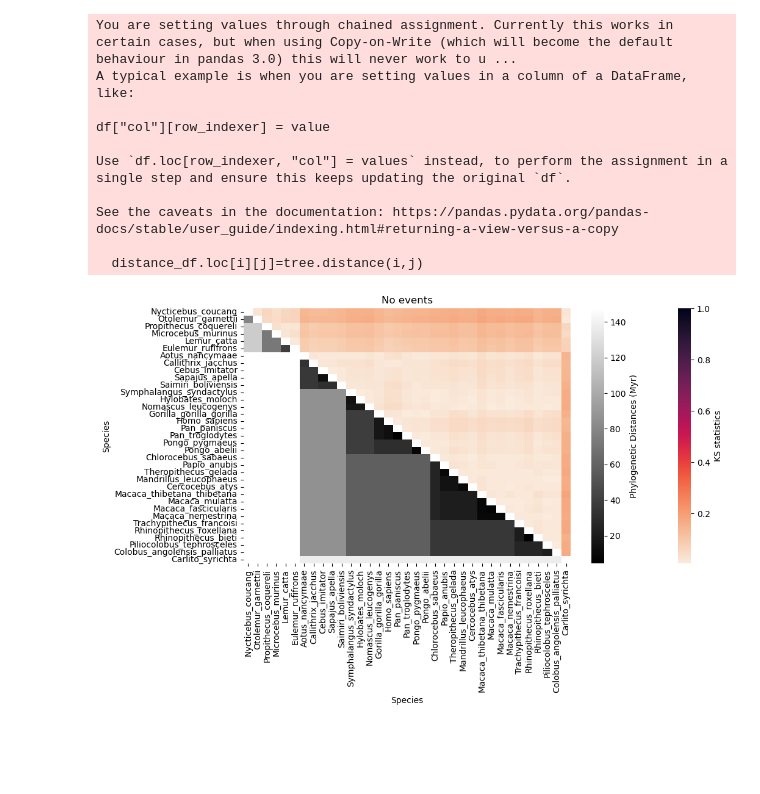
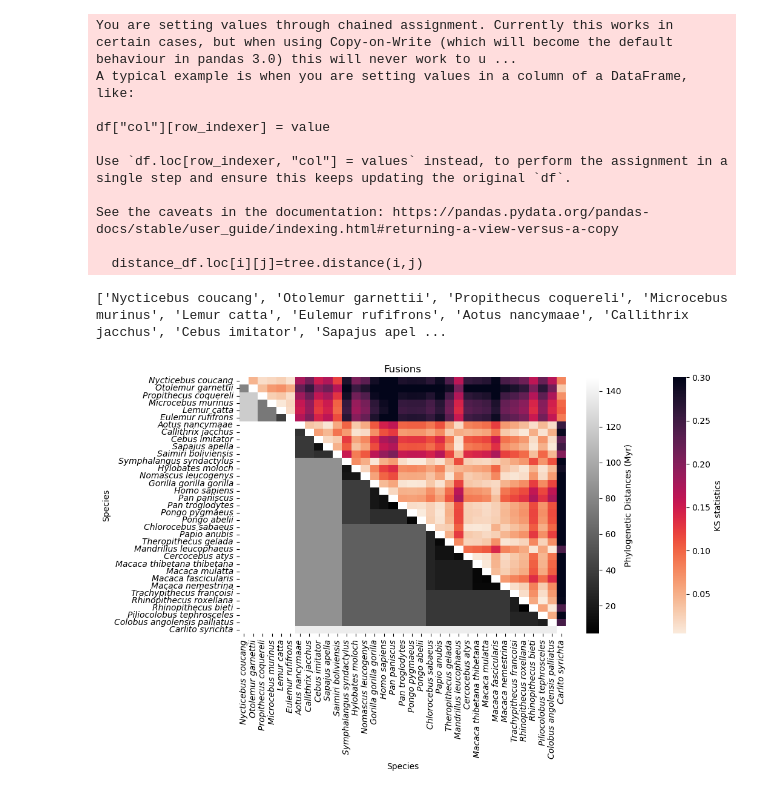
Before and after one commit to RoseCollot/Stage_CSTB_2025, a Jupyter notebook: code/orthologs/heatmaps_events.ipynb, the cells around one changed output. Drawn from its saved outputs; the diff is of its cells as text; code cells hidden in the pictures; blank space fills up the shorter version.

```diff
--- a/code/orthologs/heatmaps_events.ipynb
+++ b/code/orthologs/heatmaps_events.ipynb
@@ -50,34 +50,38 @@ def create_ks_df (table_species, path_to_df_species ,data_column, species_order,
     df_ks = df_ks.reindex(index=species_order, columns=species_order)   #keep the order the same as the tree one
     df_ks.to_csv(path_to_matrix)
     return df_ks
 
 def half_headmap (df_ks, distance_df, path_to_heatmap, title):
     #masks hide half of the heatmap
     mask1 = np.tril(np.ones_like(df_ks, dtype=bool))
     mask2 = np.triu(np.ones_like(distance_df, dtype=bool))
     #heatmap half distances, half statistics of number of introns, half distances
     fig, ax = plt.subplots(figsize=(11, 7))  #create the figure
     cmap_reversed = plt.colormaps['rocket'].reversed()
-    sns.heatmap(df_ks, mask=mask1, cmap=cmap_reversed, vmax=1, xticklabels=True, yticklabels=True, cbar_kws={'label': 'KS statistics'})
+    sns.heatmap(df_ks, mask=mask1, cmap=cmap_reversed, vmax=.3, xticklabels=True, yticklabels=True, cbar_kws={'label': 'KS statistics'})
     sns.heatmap(distance_df, mask=mask2, cmap='grey', xticklabels=True, yticklabels=True, cbar_kws={'label': 'Phylogenetic Distances (Myr)'})
     ax.set(xlabel="Species", ylabel="Species")
     ax.set_title(title)
+    ax.set_xticklabels([label.get_text().replace('_', ' ') for label in ax.get_yticklabels()], fontstyle='italic')
+    ax.set_yticklabels([label.get_text().replace('_', ' ') for label in ax.get_yticklabels()], fontstyle='italic')
     plt.tight_layout()
     plt.savefig(path_to_heatmap, bbox_inches='tight', dpi=200)
 
 distance_df = distance_matrix('/home/collot/stage_git/species_tree.nwk')
 species_order = get_order(distance_df)
-df_ks = create_ks_df('/home/collot/stage/collot/PrimateData/PrimateInfo.csv','/home/collot/stage/collot/collot/out_ortho/all_species_df.tsv', data_column="no_event", species_order=species_order, path_to_matrix='/home/collot/stage/collot/collot/out_stats/matrix_no_events.csv')
-half_headmap(df_ks, distance_df, '/home/collot/stage_git/figures/heatmap_no_events.png', title='No events')
+print(species_order)
+df_ks = create_ks_df('/home/collot/stage/collot/PrimateData/PrimateInfo.csv','/home/collot/stage/collot/collot/out_ortho/all_species_df.tsv', data_column="fusion", species_order=species_order, path_to_matrix='/home/collot/stage/collot/collot/out_stats/matrix_fusions.csv')
+half_headmap(df_ks, distance_df, '/home/collot/stage_git/figures/heatmap_fusions.png', title='Fusions')
 # %% [output]
 You are setting values through chained assignment. Currently this works in certain cases, but when using Copy-on-Write (which will become the default behaviour in pandas 3.0) this will never work to u ...
 A typical example is when you are setting values in a column of a DataFrame, like:
 
 df["col"][row_indexer] = value
 
 Use `df.loc[row_indexer, "col"] = values` instead, to perform the assignment in a single step and ensure this keeps updating the original `df`.
 
 See the caveats in the documentation: https://pandas.pydata.org/pandas-docs/stable/user_guide/indexing.html#returning-a-view-versus-a-copy
 
   distance_df.loc[i][j]=tree.distance(i,j)
+['Nycticebus coucang', 'Otolemur garnettii', 'Propithecus coquereli', 'Microcebus murinus', 'Lemur catta', 'Eulemur rufifrons', 'Aotus nancymaae', 'Callithrix jacchus', 'Cebus imitator', 'Sapajus apel ...
-[figure, old version]
+[figure, new version]
```
Also changed, not shown: 17 other files.
